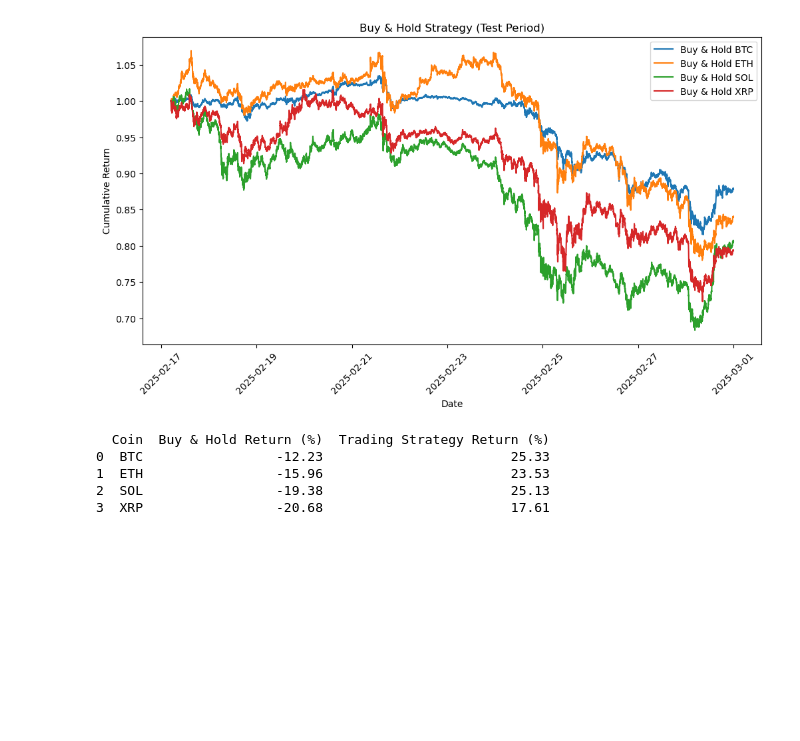
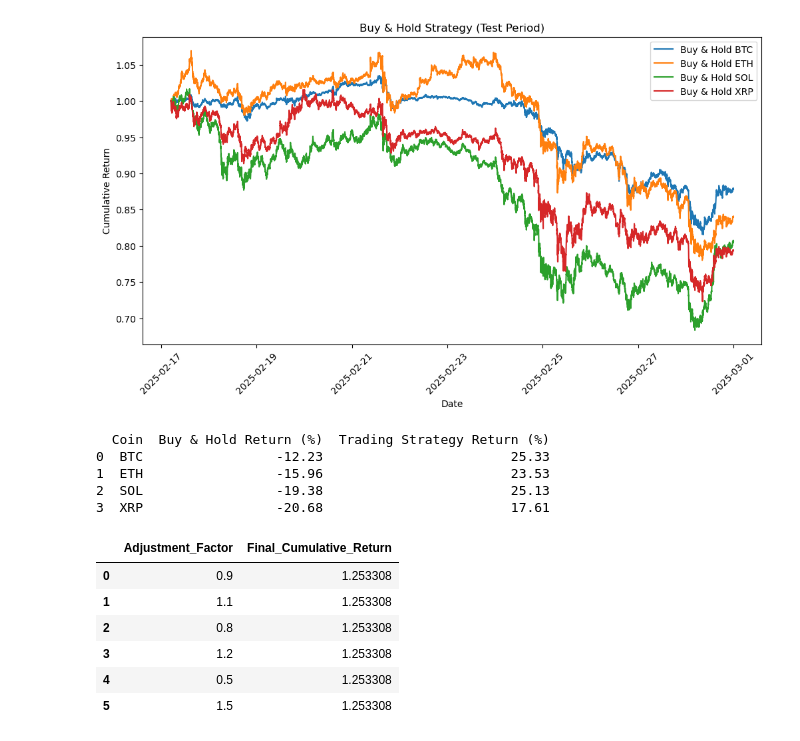
Before and after one commit to onepersonhere/4211-project, a Jupyter notebook: crypto/copy/improved_model.ipynb, the cells around one changed output. Saved outputs shown, nothing was run; the diff lists cells and outputs as text; code cells hidden in the pictures; blank space fills up the shorter version.

```diff
--- a/crypto/copy/improved_model.ipynb
+++ b/crypto/copy/improved_model.ipynb
@@ -426,3 +426,47 @@ else:
 1  ETH                 -15.96                        23.53
 2  SOL                 -19.38                        25.13
 3  XRP                 -20.68                        17.61
+# %%
+def run_sensitivity_analysis(df):
+    """
+    Perform sensitivity analysis by adjusting the predicted returns and evaluating final cumulative return.
+    """
+    sensitivity_factors = [0.9, 1.1, 0.8, 1.2, 0.5, 1.5]
+    results = []
+
+    for factor in sensitivity_factors:
+        df_temp = df.copy()
+        df_temp['Adj_Predicted_Return'] = df_temp['Predicted_Return'] * factor
+
+        positions = np.where(df_temp['Adj_Predicted_Return'] > 0, 'LONG', 'SHORT')
+        strategy_returns = np.zeros_like(df_temp['Actual_Return'])
+
+        for i in range(len(df_temp)):
+            curr_position = positions[i]
+            actual_ret = df_temp.loc[i, 'Actual_Return']
+
+            if curr_position == 'LONG':
+                ret = actual_ret
+            elif curr_position == 'SHORT':
+                ret = -actual_ret
+            else:
+                ret = 0
+
+            strategy_returns[i] = ret
+
+        cumulative_return = np.cumprod(1 + strategy_returns)[-1]
+        results.append((factor, cumulative_return))
+
+    df_sensitivity = pd.DataFrame(results, columns=["Adjustment_Factor", "Final_Cumulative_Return"])
+    return df_sensitivity
+# %%
+btc_sensitivity = run_sensitivity_analysis(btc_trades)
+btc_sensitivity
+# %% [output]
+|  | Adjustment_Factor | Final_Cumulative_Return |
+| 0 | 0.9 | 1.253308 |
+| 1 | 1.1 | 1.253308 |
+| 2 | 0.8 | 1.253308 |
+| 3 | 1.2 | 1.253308 |
+| 4 | 0.5 | 1.253308 |
+| 5 | 1.5 | 1.253308 |
```
Also changed, not shown: parts of 8 cells of this notebook.
